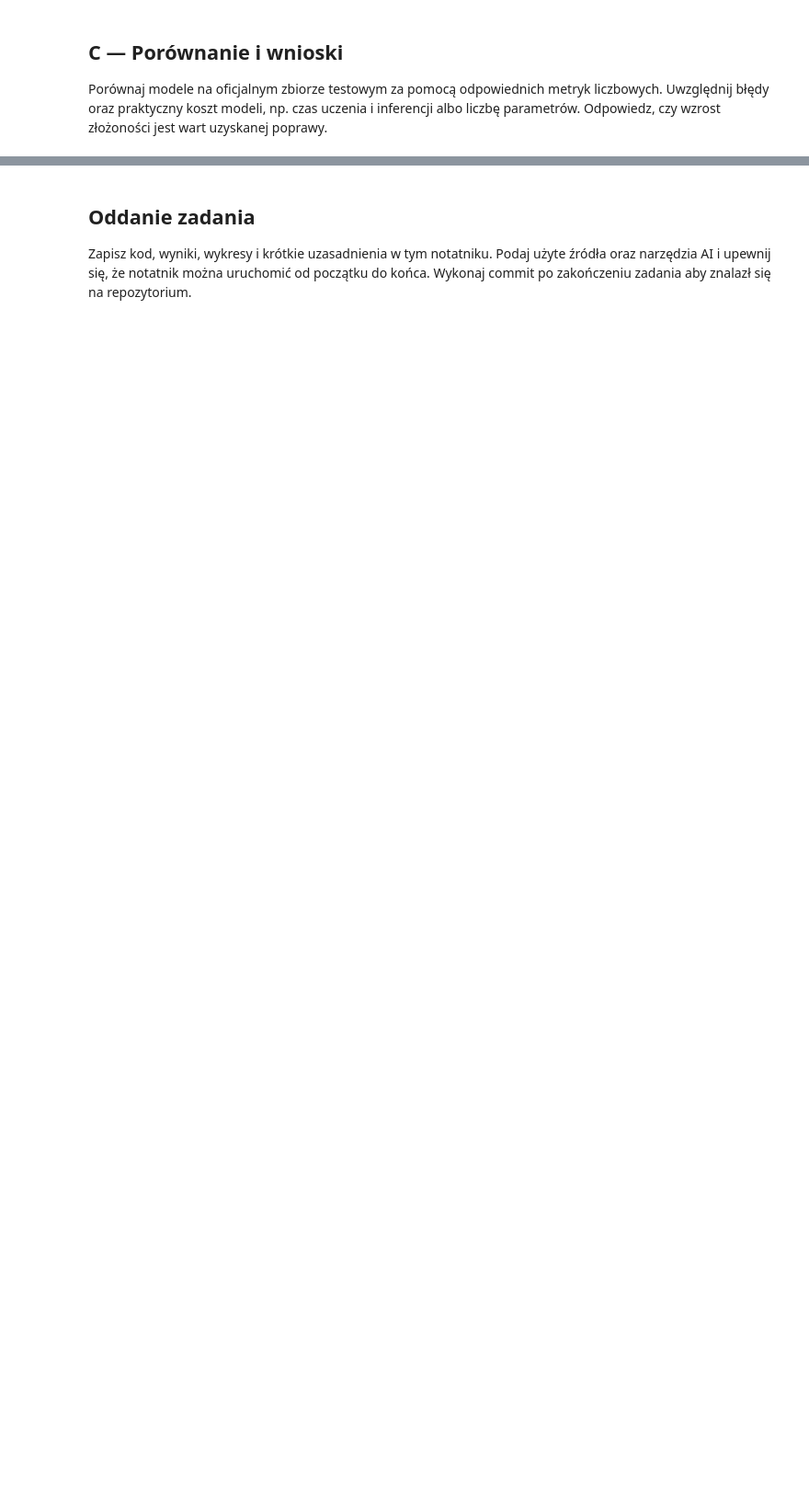
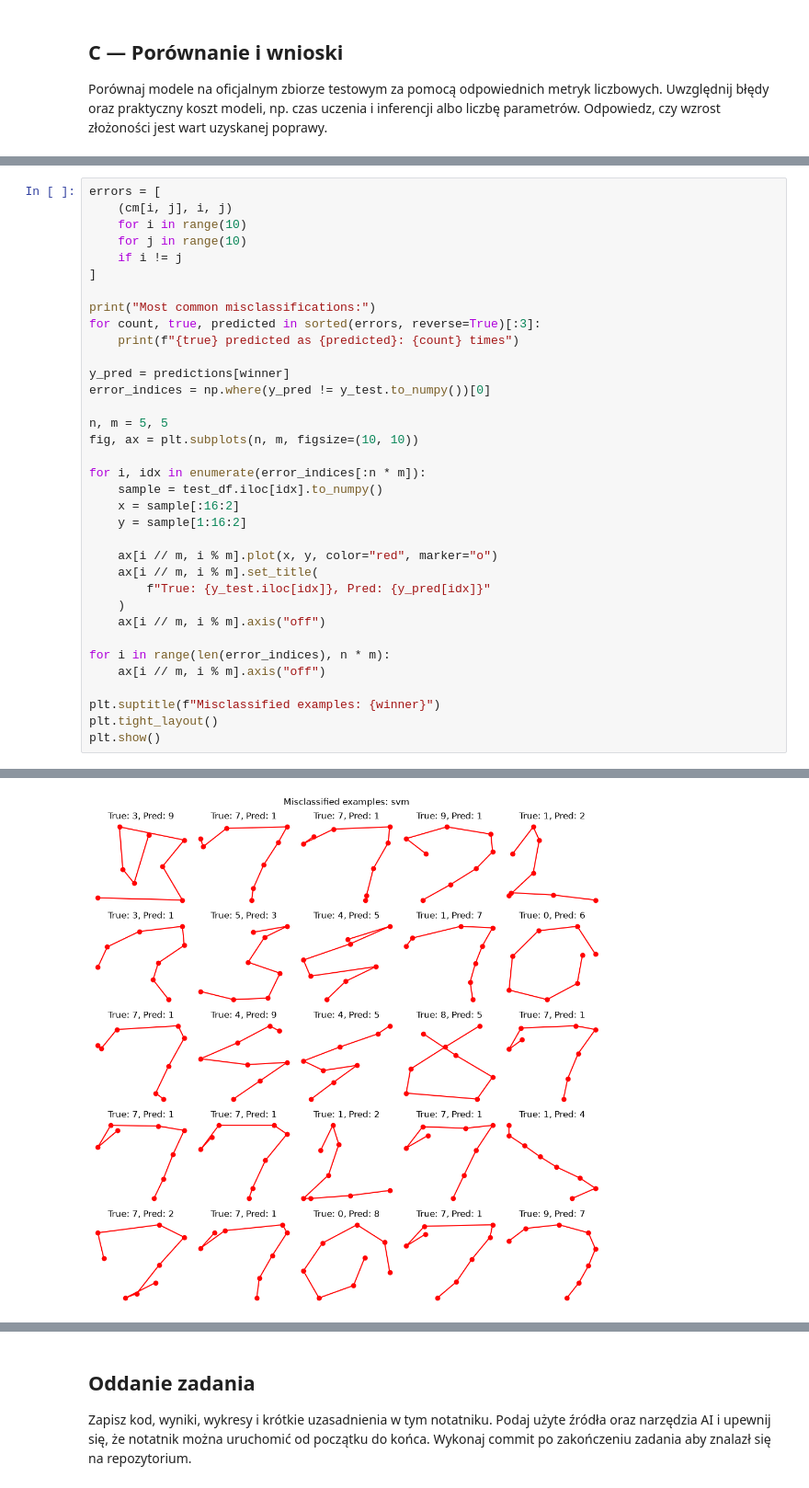
Before and after one commit to pirate1rat/Rekrutacja-AI-Med-2026-2027, a Jupyter notebook: Zadanie-1/Rozwiązanie-1.ipynb, the cells around one changed output, grey strips where cells are left out. Shown at 92% size. Cells and saved outputs as stored; diff of their text form; blank space fills up the shorter version.

```diff
--- a/Zadanie-1/Rozwiązanie-1.ipynb
+++ b/Zadanie-1/Rozwiązanie-1.ipynb
@@ -152,0 +516,36 @@ Porównaj modele na oficjalnym zbiorze testowym za pomocą odpowiednich metryk l
+# %%
+errors = [
+    (cm[i, j], i, j)
+    for i in range(10)
+    for j in range(10)
+    if i != j
+]
+
+print("Most common misclassifications:")
+for count, true, predicted in sorted(errors, reverse=True)[:3]:
+    print(f"{true} predicted as {predicted}: {count} times")
+
+y_pred = predictions[winner]
+error_indices = np.where(y_pred != y_test.to_numpy())[0]
+
+n, m = 5, 5
+fig, ax = plt.subplots(n, m, figsize=(10, 10))
+
+for i, idx in enumerate(error_indices[:n * m]):
+    sample = test_df.iloc[idx].to_numpy()
+    x = sample[:16:2]
+    y = sample[1:16:2]
+
+    ax[i // m, i % m].plot(x, y, color="red", marker="o")
+    ax[i // m, i % m].set_title(
+        f"True: {y_test.iloc[idx]}, Pred: {y_pred[idx]}"
+    )
+    ax[i // m, i % m].axis("off")
+
+for i in range(len(error_indices), n * m):
+    ax[i // m, i % m].axis("off")
+
+plt.suptitle(f"Misclassified examples: {winner}")
+plt.tight_layout()
+plt.show()
+# %% [output]
@@ -152,0 +556 @@ Porównaj modele na oficjalnym zbiorze testowym za pomocą odpowiednich metryk l
+[figure, added]
```
Also changed, not shown: parts of 34 cells of this notebook.
